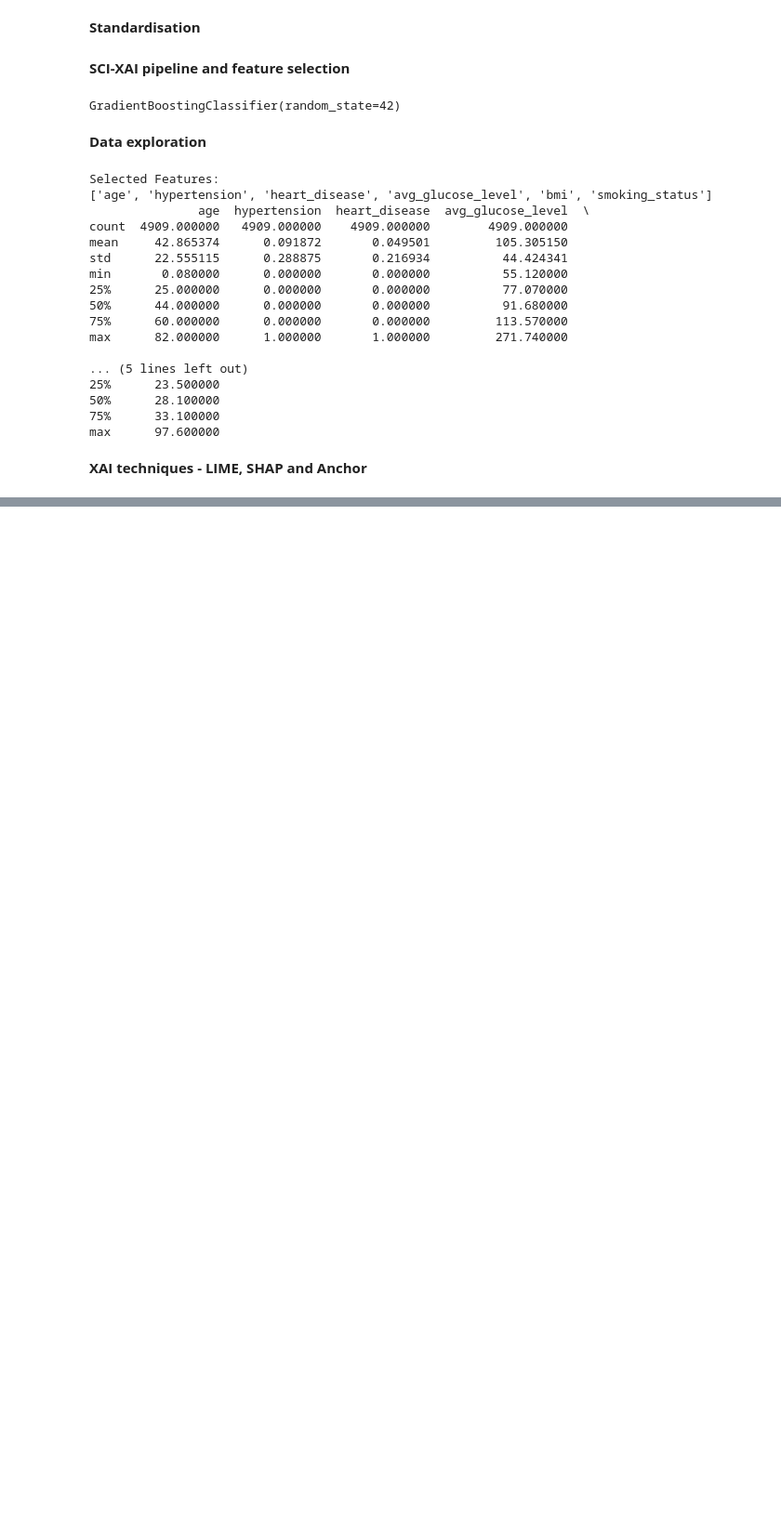
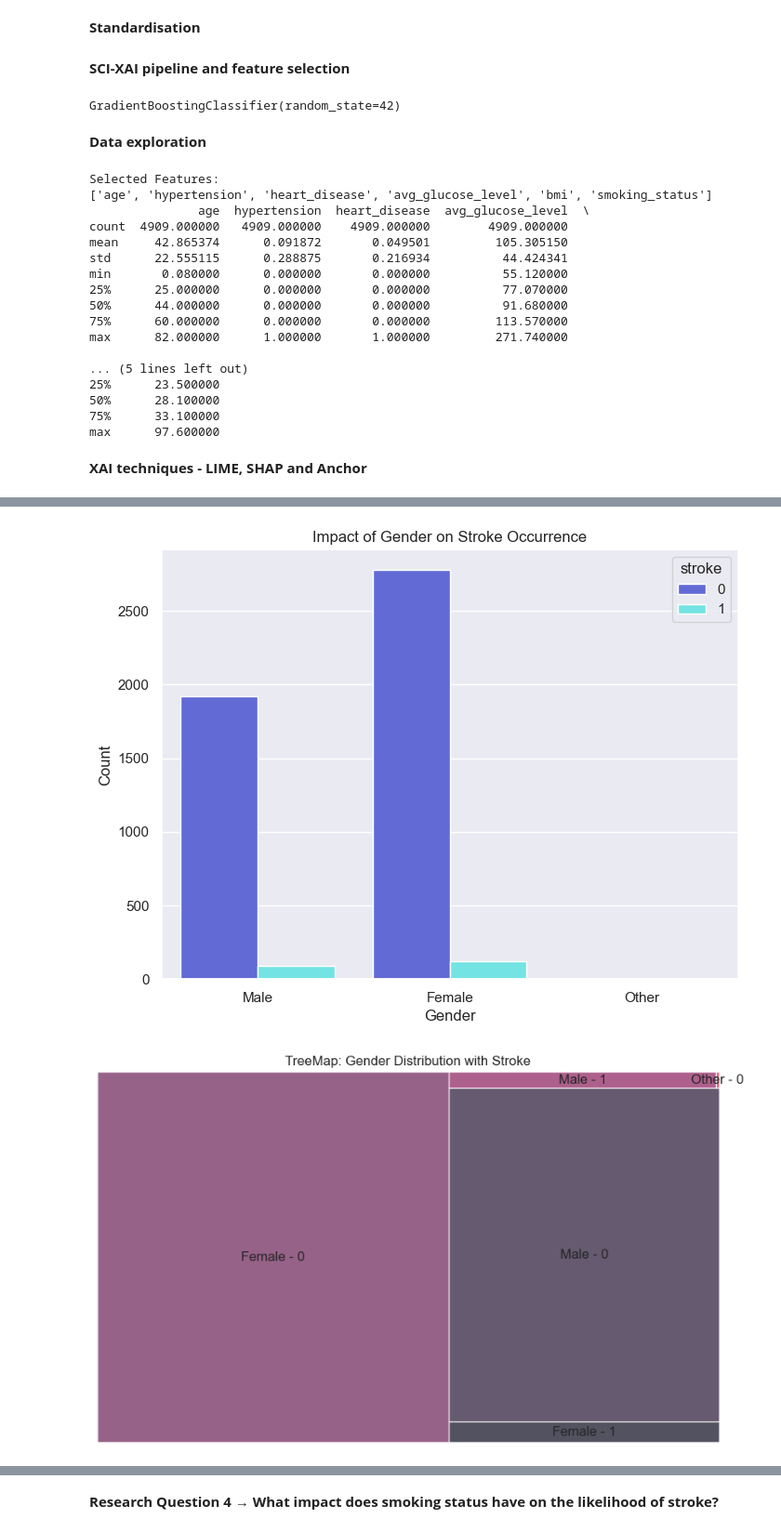
Before and after one commit to zen-0wl/XAl-on-healthcare-diagnostics, a Jupyter notebook: feature-selection.ipynb, the cells around one changed output, grey strips where cells are left out. Shown at 93% size. Saved outputs shown, nothing was run; the diff lists cells and outputs as text; code cells hidden in the pictures; blank space fills up the shorter version.

```diff
--- a/feature-selection.ipynb
+++ b/feature-selection.ipynb
@@ -203,0 +406,36 @@ IndexError: list index out of range
+# %%
+# Summary plot for gender
+plt.figure(figsize=(8, 6))
+sns.countplot(x='gender', hue='stroke', data=df)
+plt.title('Impact of Gender on Stroke Occurrence')
+plt.xlabel('Gender')
+plt.ylabel('Count')
+plt.show()
+
+# TreeMap for gender
+plt.figure(figsize=(10, 6))
+df_gender_count = df.groupby(['gender', 'stroke']).size().reset_index(name='count')
+squarify.plot(sizes=df_gender_count['count'], label=df_gender_count.apply(lambda x: f"{x['gender']} - {x['stroke']}", axis=1), alpha=0.7)
+plt.axis('off')
+plt.title('TreeMap: Gender Distribution with Stroke')
+plt.show()
+
+# Line chart for gender
+plt.figure(figsize=(8, 6))
+sns.lineplot(data=df, x='gender', y='stroke')
+plt.title('Line Chart: Gender Impact on Stroke Occurrence')
+plt.xlabel('Gender')
+plt.ylabel('Stroke (0: No, 1: Yes)')
+plt.show()
+
+# Pyramid for gender
+gender_stroke_counts = df.groupby(['gender', 'stroke']).size().unstack(fill_value=0)
+gender_stroke_counts.columns = ['No Stroke', 'Stroke']
+gender_stroke_counts.plot(kind='barh', stacked=True, figsize=(8, 6))
+plt.title('Population Pyramid for Gender and Stroke')
+plt.xlabel('Population Count')
+plt.ylabel('Gender')
+plt.show()
+# %% [output]
+[figure, added]
+[figure, added]
@@ -203,0 +444,2 @@ IndexError: list index out of range
+# %% [markdown]
+<font color="bluegrey" size=+1.0><b>Research Question 4 → What impact does smoking status have on the likelihood of stroke?</b></font>
```
Also changed, not shown: parts of 31 cells of this notebook.
